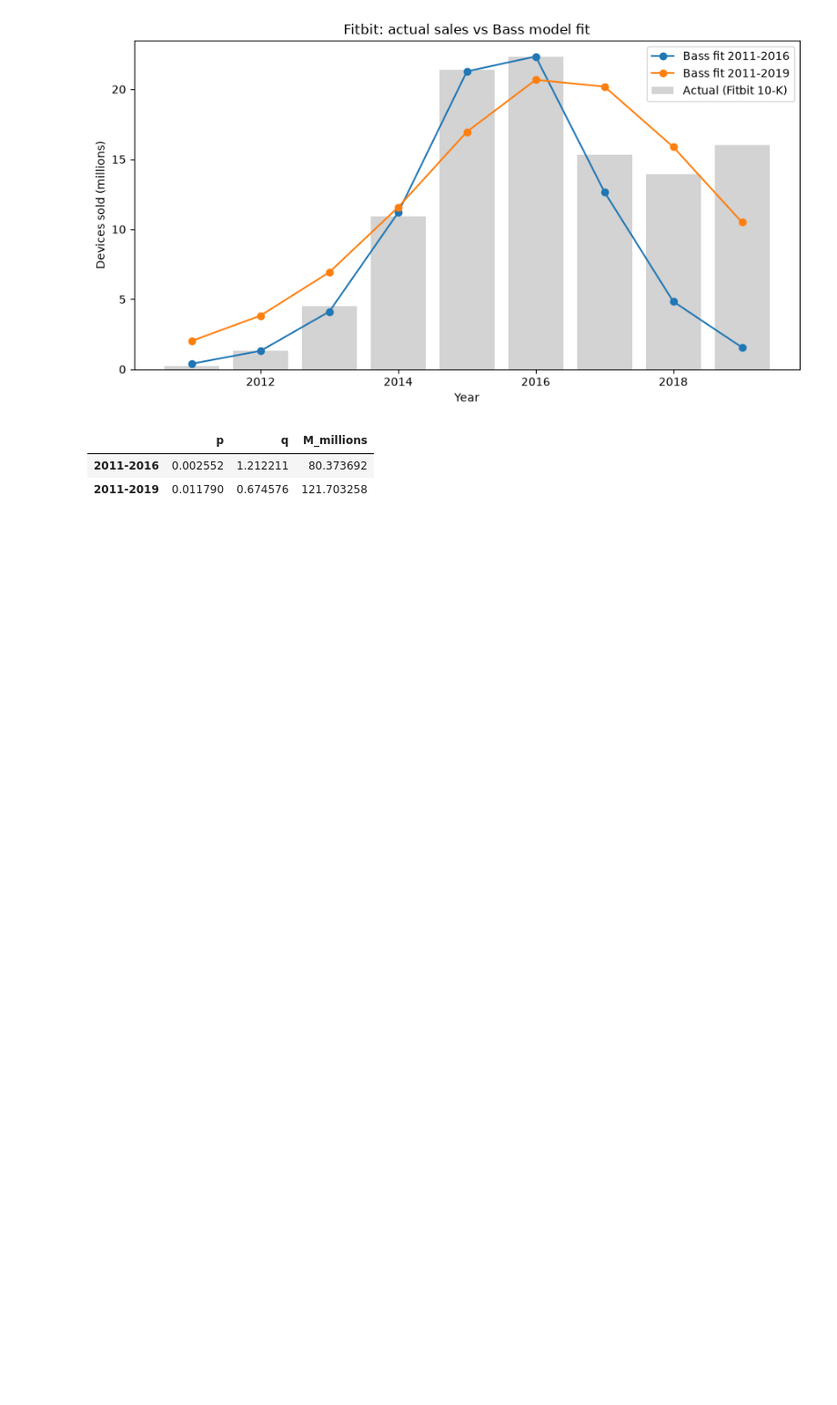
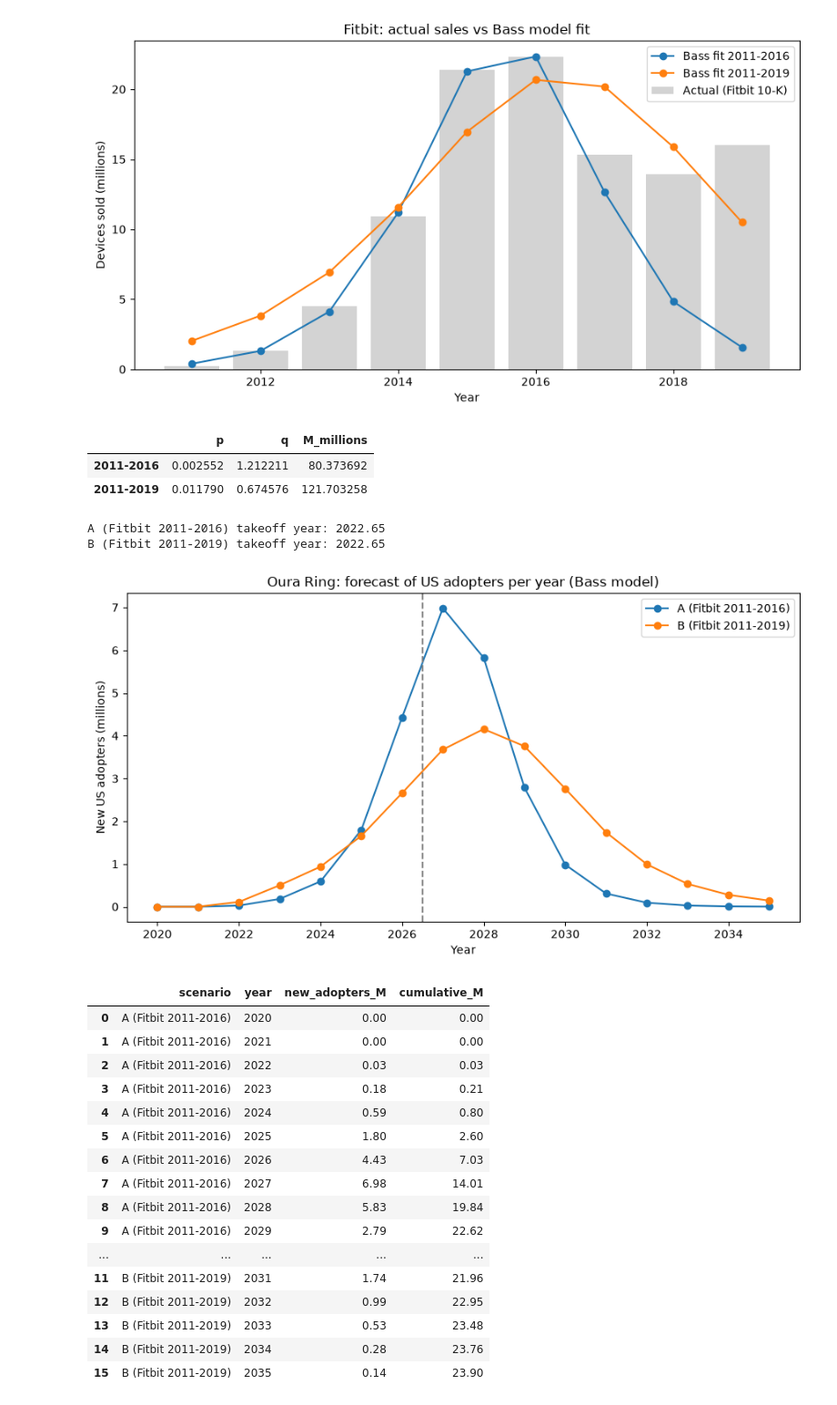
Before and after one commit to Liliiiiiiiii1/bass-oura, a Jupyter notebook: bass_analysis.ipynb, the cells around one changed output. Shown at 91% size. Drawn from its saved outputs; the diff is of its cells as text; code cells hidden in the pictures; blank space fills up the shorter version.

Commit message:
Add Oura US forecast

```diff
--- a/bass_analysis.ipynb
+++ b/bass_analysis.ipynb
@@ -85,3 +85,72 @@ plt.show()
 |  | p | q | M_millions |
 | 2011-2016 | 0.002552 | 1.212211 | 80.373692 |
 | 2011-2019 | 0.011790 | 0.674576 | 121.703258 |
+# %%
+US_ADULTS_M = 260.0          # US Census Bureau (verify and cite)
+SMARTWATCH_SHARE = 0.37      # Pew Research Center, Feb 2026
+RING_CONVERSION = 0.25       # assumption (test 0.15 and 0.35 as sensitivity)
+M_US = US_ADULTS_M * SMARTWATCH_SHARE * RING_CONVERSION
+
+OURA_TOTAL_RINGS_M = 5.5     # rings sold by June 2026 (verify in Oura S-1)
+US_SHARE = 0.80              # ~80% of hardware sales are in the US (verify in S-1)
+OBSERVED_US_CUM = OURA_TOTAL_RINGS_M * US_SHARE
+OBS_DATE = 2026.5
+
+from scipy.optimize import brentq
+
+def bass_cum_t(t, p, q, M):
+    t = np.maximum(t, 0)
+    e = np.exp(-(p + q) * t)
+    return M * (1 - e) / (1 + (q / p) * e)
+
+scenarios = {"A (Fitbit 2011-2016)": results["2011-2016"],
+             "B (Fitbit 2011-2019)": results["2011-2019"]}
+
+years = np.arange(2020, 2036)
+frames = []
+for name, (p, q, _) in scenarios.items():
+    t_start = brentq(lambda s: bass_cum_t(OBS_DATE - s, p, q, M_US) - OBSERVED_US_CUM,
+                     2000, OBS_DATE - 0.01)
+    cum_end = bass_cum_t(years + 1.0 - t_start, p, q, M_US)
+    cum_prev = bass_cum_t(years - t_start, p, q, M_US)
+    frames.append(pd.DataFrame({"scenario": name, "year": years,
+                                "new_adopters_M": cum_end - cum_prev,
+                                "cumulative_M": cum_end}))
+    print(name, "takeoff year:", round(t_start, 2))
+
+forecast = pd.concat(frames)
+forecast.to_csv("data/oura_us_forecast.csv", index=False)
+
+fig, ax = plt.subplots(figsize=(9, 5))
+for name, d in forecast.groupby("scenario"):
+    ax.plot(d["year"], d["new_adopters_M"], marker="o", label=name)
+ax.axvline(2026.5, ls="--", color="gray")
+ax.set_xlabel("Year")
+ax.set_ylabel("New US adopters (millions)")
+ax.set_title("Oura Ring: forecast of US adopters per year (Bass model)")
+ax.legend()
+plt.tight_layout()
+plt.savefig("img/oura_us_forecast.png", dpi=200)
+plt.show()
+forecast.round(2)
+# %% [output]
+A (Fitbit 2011-2016) takeoff year: 2022.65
+B (Fitbit 2011-2019) takeoff year: 2022.65
+[figure, added]
+|  | scenario | year | new_adopters_M | cumulative_M |
+| 0 | A (Fitbit 2011-2016) | 2020 | 0.00 | 0.00 |
+| 1 | A (Fitbit 2011-2016) | 2021 | 0.00 | 0.00 |
+| 2 | A (Fitbit 2011-2016) | 2022 | 0.03 | 0.03 |
+| 3 | A (Fitbit 2011-2016) | 2023 | 0.18 | 0.21 |
+| 4 | A (Fitbit 2011-2016) | 2024 | 0.59 | 0.80 |
+| 5 | A (Fitbit 2011-2016) | 2025 | 1.80 | 2.60 |
+| 6 | A (Fitbit 2011-2016) | 2026 | 4.43 | 7.03 |
+| 7 | A (Fitbit 2011-2016) | 2027 | 6.98 | 14.01 |
+| 8 | A (Fitbit 2011-2016) | 2028 | 5.83 | 19.84 |
+| 9 | A (Fitbit 2011-2016) | 2029 | 2.79 | 22.62 |
+| ... | ... | ... | ... | ... |
+| 11 | B (Fitbit 2011-2019) | 2031 | 1.74 | 21.96 |
+| 12 | B (Fitbit 2011-2019) | 2032 | 0.99 | 22.95 |
+| 13 | B (Fitbit 2011-2019) | 2033 | 0.53 | 23.48 |
+| 14 | B (Fitbit 2011-2019) | 2034 | 0.28 | 23.76 |
+| 15 | B (Fitbit 2011-2019) | 2035 | 0.14 | 23.90 |
```
Also changed, not shown: 2 other files.
